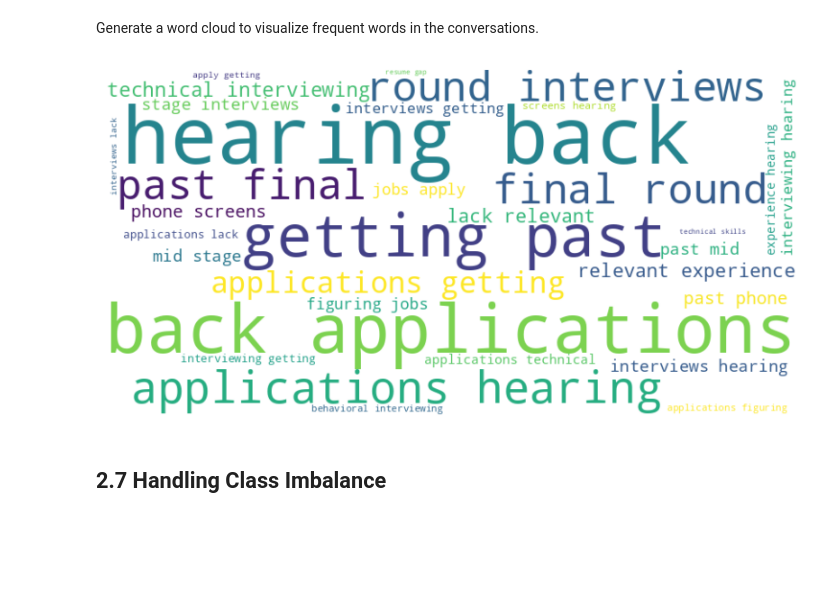
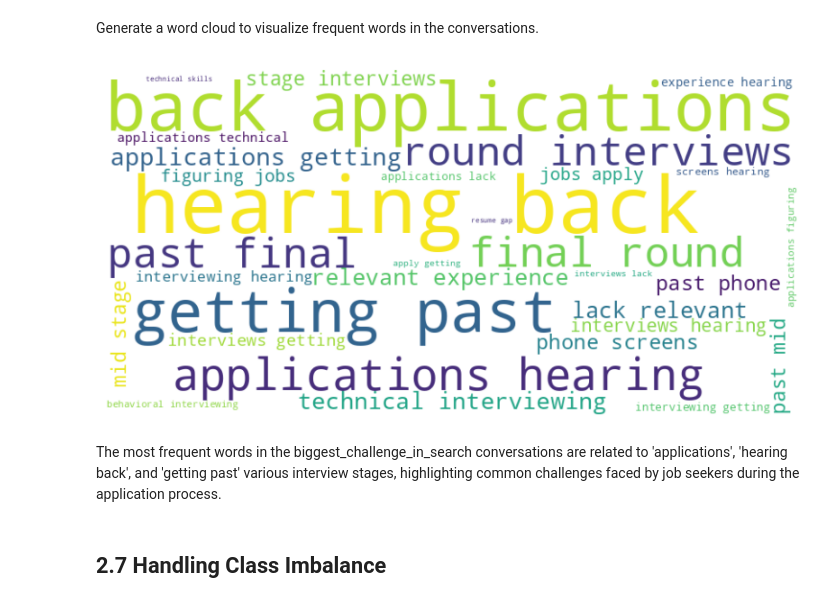
Before and after one commit to namozhdehi/Pathrise, a Jupyter notebook: 02_Data_Wrangling_Pathrise_Chatbot.ipynb, the cells around one changed output. Saved outputs shown, nothing was run; the diff lists cells and outputs as text; code cells hidden in the pictures; blank space fills up the shorter version.

```diff
--- a/02_Data_Wrangling_Pathrise_Chatbot.ipynb
+++ b/02_Data_Wrangling_Pathrise_Chatbot.ipynb
@@ -83,7 +83,7 @@ def clean_text(text):
     return ' '.join(tokens)
 
 # Apply the clean_text function to the 'biggest_challenge_in_search' column
-df['cleaned_text'] = df['biggest_challenge_in_search'].apply(clean_text)
+df['cleaned_biggest_challenge_in_search'] = df['biggest_challenge_in_search'].apply(clean_text)
 # %% [markdown]
 ### 2.5.2 Handling Missing Values <a id='2.5.2_Missing'></a>
 # %% [markdown]
@@ -135,16 +142,18 @@ plt.show()
 Generate a word cloud to visualize frequent words in the conversations.
 # %%
 # Create a word cloud
-text = ' '.join(df['cleaned_text'])
+text = ' '.join(df['cleaned_biggest_challenge_in_search'])
 wordcloud = WordCloud(width=800, height=400, background_color='white').generate(text)
 
 # Plot the word cloud
 plt.figure(figsize=(10, 5))
 plt.imshow(wordcloud, interpolation='bilinear')
 plt.axis('off')
 plt.show()
 # %% [output]
-[figure, old version]
+[figure, new version]
+# %% [markdown]
+The most frequent words in the biggest_challenge_in_search conversations are related to 'applications', 'hearing back', and 'getting past' various interview stages, highlighting common challenges faced by job seekers during the application process.
 # %% [markdown]
 ## 2.7 Handling Class Imbalance <a id='2.7_Imbalance'></a>
 # %% [markdown]
```
Also changed, not shown: parts of 4 cells of this notebook.
